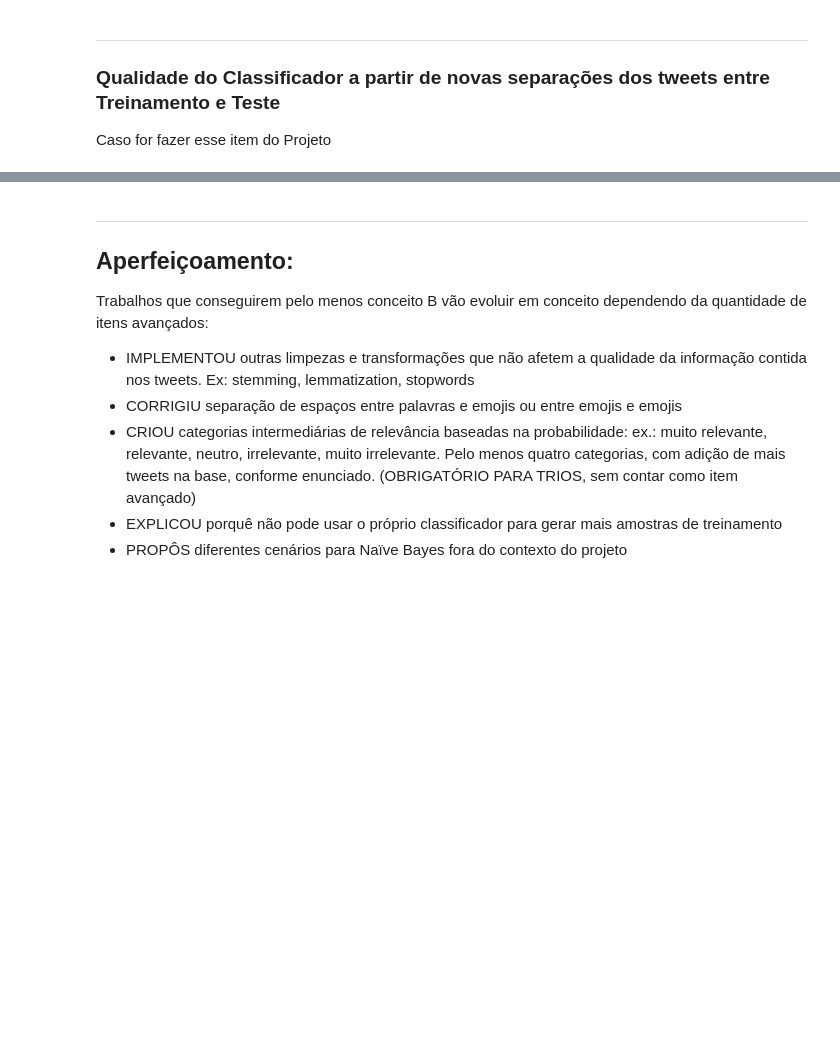
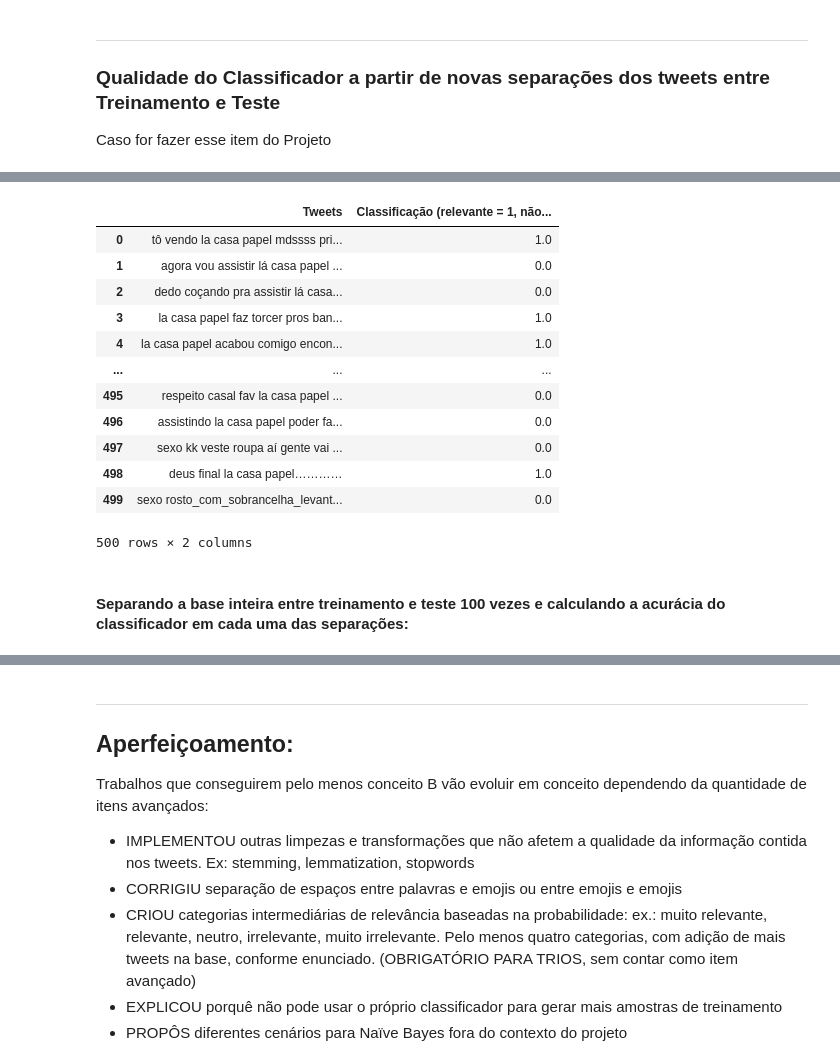
Before and after one commit to ArthurCisotto/P1_CDados, a Jupyter notebook: Projeto1_Layout_Classificador.ipynb, the cells around one changed output, grey strips where cells are left out. Drawn from its saved outputs; the diff is of its cells as text; code cells hidden in the pictures; blank space fills up the shorter version.

```diff
--- a/Projeto1_Layout_Classificador.ipynb
+++ b/Projeto1_Layout_Classificador.ipynb
@@ -383,0 +429,19 @@ Caso for fazer esse item do Projeto
+# %%
+base_inteira_tweets = pd.concat([train_para_concat, test_para_concat], ignore_index=True, sort=False)
+base_inteira_tweets
+# %% [output]
+|  | Tweets | Classificação (relevante = 1, não... |
+| 0 | tô vendo la casa papel mdssss pri... | 1.0 |
+| 1 | agora vou assistir lá casa papel ... | 0.0 |
+| 2 | dedo coçando pra assistir lá casa... | 0.0 |
+| 3 | la casa papel faz torcer pros ban... | 1.0 |
+| 4 | la casa papel acabou comigo encon... | 1.0 |
+| ... | ... | ... |
+| 495 | respeito casal fav la casa papel ... | 0.0 |
+| 496 | assistindo la casa papel poder fa... | 0.0 |
+| 497 | sexo kk veste roupa aí gente vai ... | 0.0 |
+| 498 | deus final la casa papel………… | 1.0 |
+| 499 | sexo rosto_com_sobrancelha_levant... | 0.0 |
+500 rows × 2 columns
+# %% [markdown]
+#### Separando a base inteira entre treinamento e teste 100 vezes e calculando a acurácia do classificador em cada uma das separações:
```
Also changed, not shown: parts of 6 cells of this notebook.
